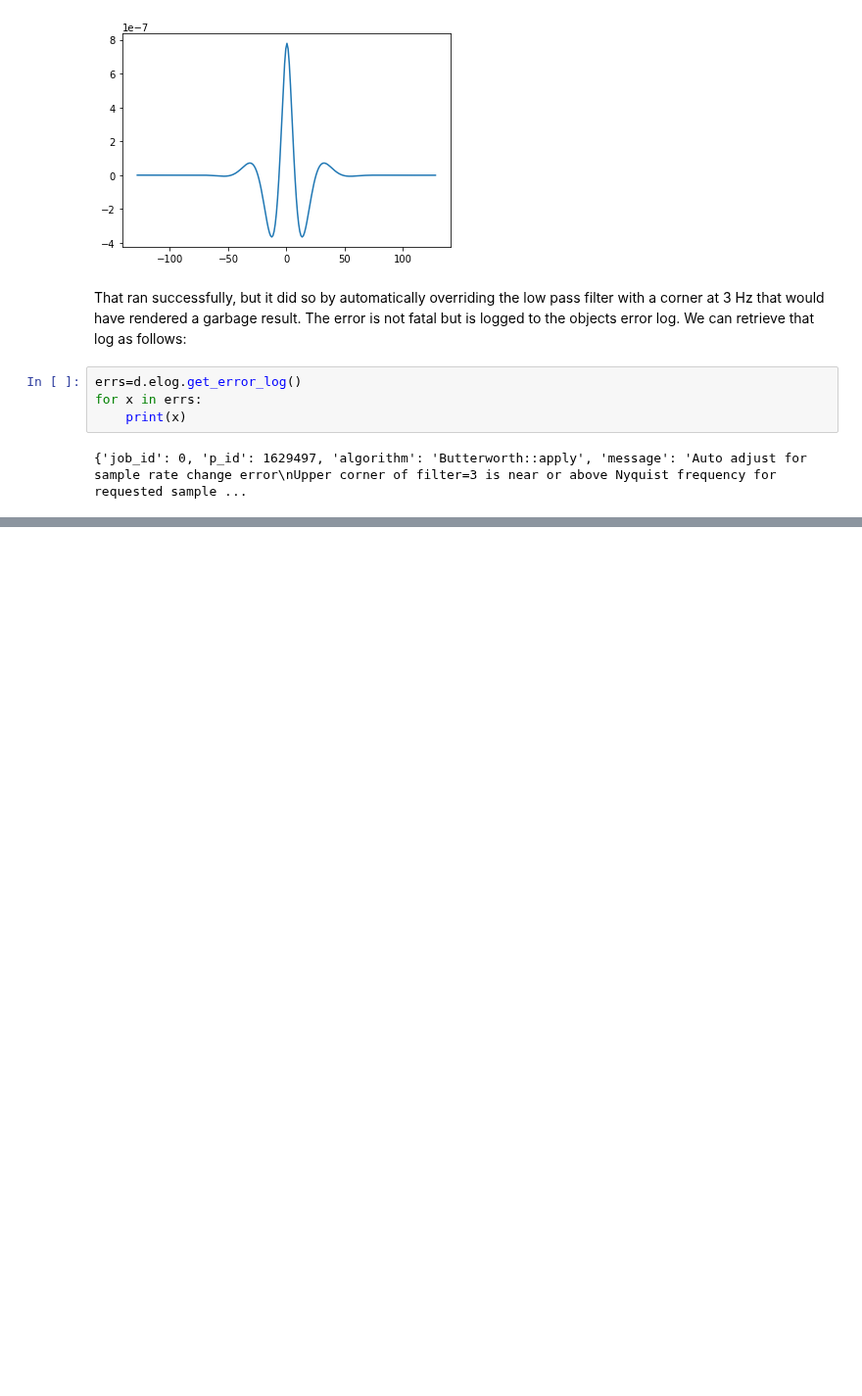
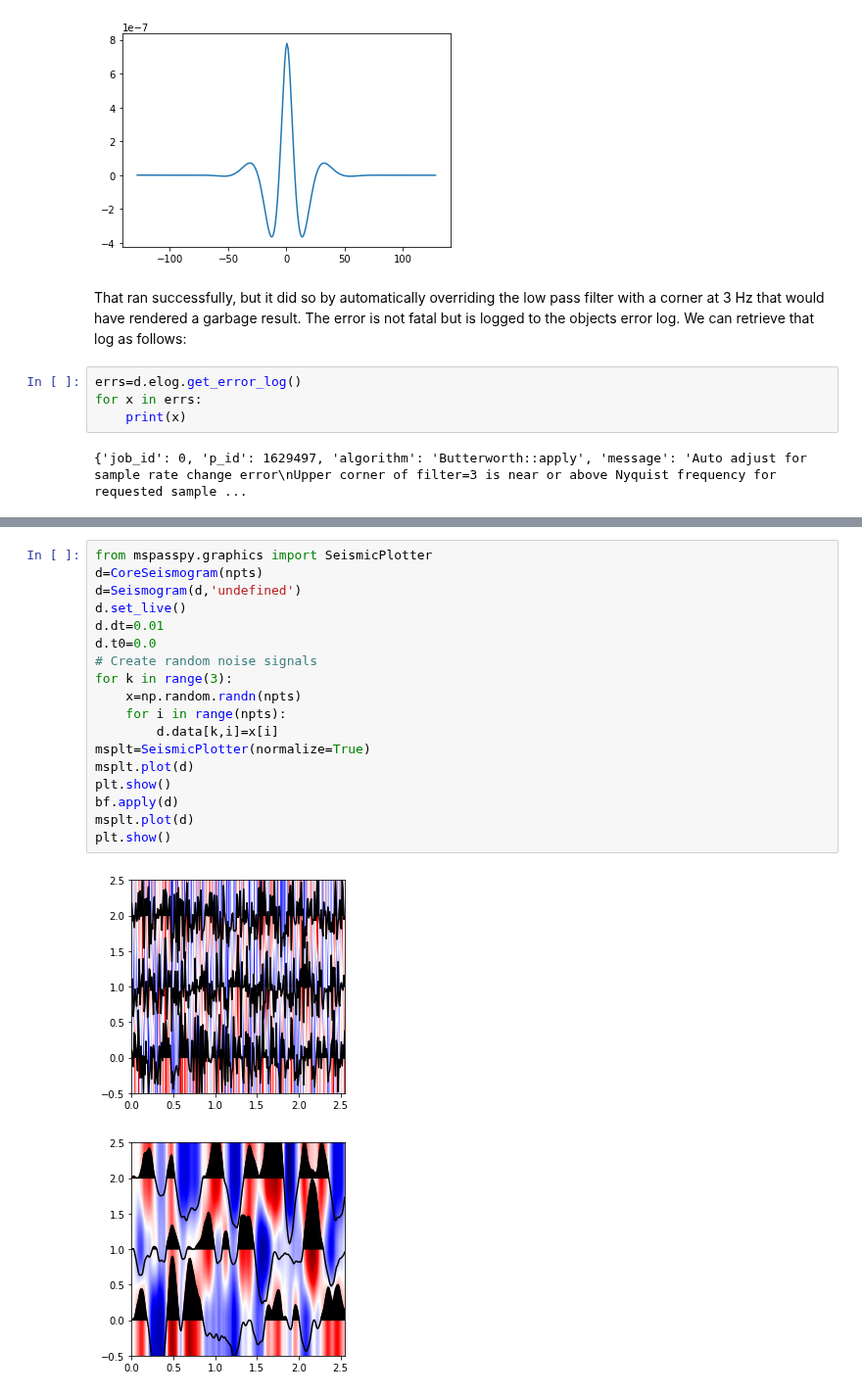
Before and after one commit to mspass-team/mspass_tutorial, a Jupyter notebook: notebooks/bandpass_filtering.ipynb, the cells around one changed output, grey strips where cells are left out. Shown at 98% size. Cells and saved outputs as stored; diff of their text form; blank space fills up the shorter version.

```diff
--- a/notebooks/bandpass_filtering.ipynb
+++ b/notebooks/bandpass_filtering.ipynb
@@ -320,0 +339,21 @@ The information is not printed pretty, but shows the message and that it is a co
+# %%
+from mspasspy.graphics import SeismicPlotter
+d=CoreSeismogram(npts)
+d=Seismogram(d,'undefined')
+d.set_live()
+d.dt=0.01
+d.t0=0.0
+# Create random noise signals
+for k in range(3):
+    x=np.random.randn(npts)
+    for i in range(npts):
+        d.data[k,i]=x[i]
+msplt=SeismicPlotter(normalize=True)
+msplt.plot(d)
+plt.show()
+bf.apply(d)
+msplt.plot(d)
+plt.show()
+# %% [output]
+[figure, added]
+[figure, added]
```
Also changed, not shown: parts of 9 cells of this notebook.
